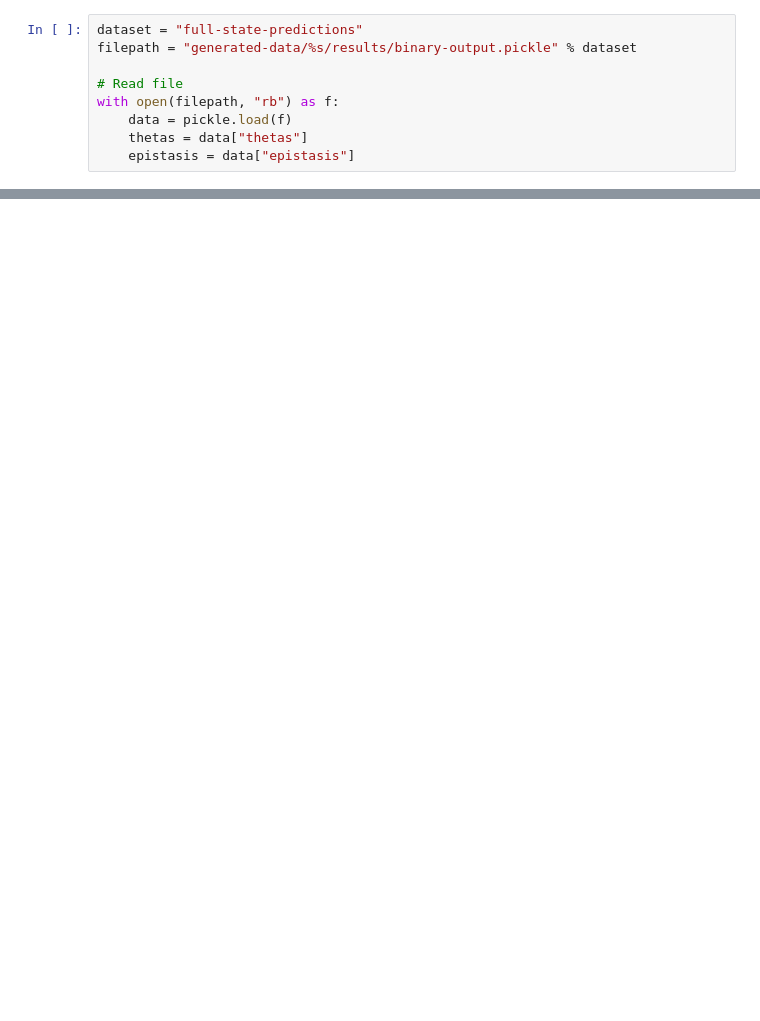
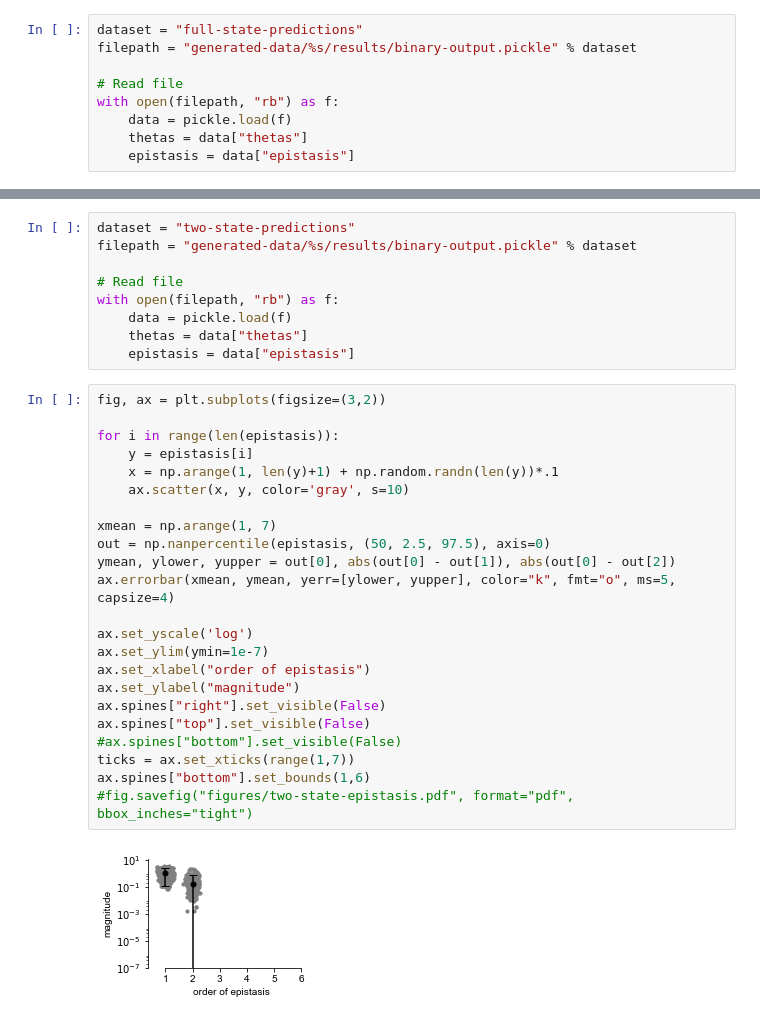
Before and after one commit to harmslab/notebooks-epistasis-ensembles, a Jupyter notebook: figure-02.ipynb, the cells around one changed output, grey strips where cells are left out. Saved outputs shown, nothing was run; the diff lists cells and outputs as text; blank space fills up the shorter version.

```diff
--- a/figure-02.ipynb
+++ b/figure-02.ipynb
@@ -45,0 +73,34 @@ ax.set_ylabel("1 - $\\theta$")
+# %%
+dataset = "two-state-predictions"
+filepath = "generated-data/%s/results/binary-output.pickle" % dataset
+
+# Read file
+with open(filepath, "rb") as f:
+    data = pickle.load(f)
+    thetas = data["thetas"]
+    epistasis = data["epistasis"]
+# %%
+fig, ax = plt.subplots(figsize=(3,2))
+
+for i in range(len(epistasis)):
+    y = epistasis[i]
+    x = np.arange(1, len(y)+1) + np.random.randn(len(y))*.1
+    ax.scatter(x, y, color='gray', s=10)
+
+xmean = np.arange(1, 7)
+out = np.nanpercentile(epistasis, (50, 2.5, 97.5), axis=0)
+ymean, ylower, yupper = out[0], abs(out[0] - out[1]), abs(out[0] - out[2])
+ax.errorbar(xmean, ymean, yerr=[ylower, yupper], color="k", fmt="o", ms=5, capsize=4)
+
+ax.set_yscale('log')
+ax.set_ylim(ymin=1e-7)
+ax.set_xlabel("order of epistasis")
+ax.set_ylabel("magnitude")
+ax.spines["right"].set_visible(False)
+ax.spines["top"].set_visible(False)
+#ax.spines["bottom"].set_visible(False)
+ticks = ax.set_xticks(range(1,7))
+ax.spines["bottom"].set_bounds(1,6)
+#fig.savefig("figures/two-state-epistasis.pdf", format="pdf", bbox_inches="tight")
+# %% [output]
+[figure, added]
```
Also changed, not shown: parts of 7 cells of this notebook, 13 other files.
